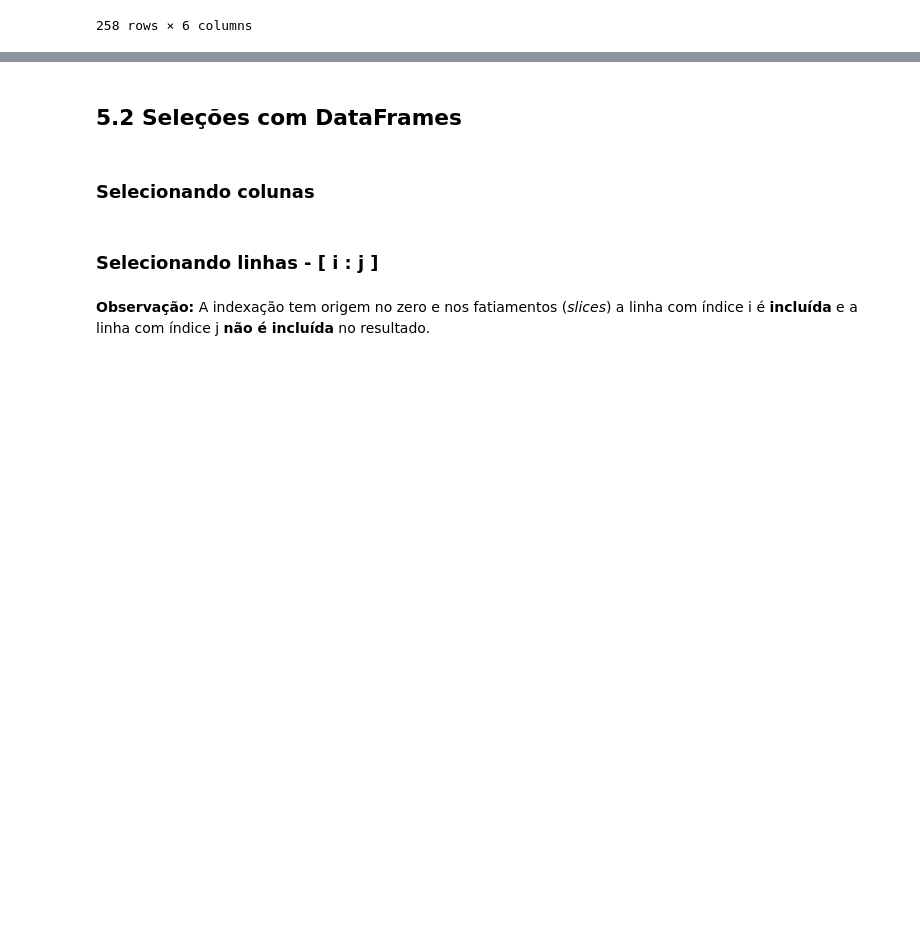
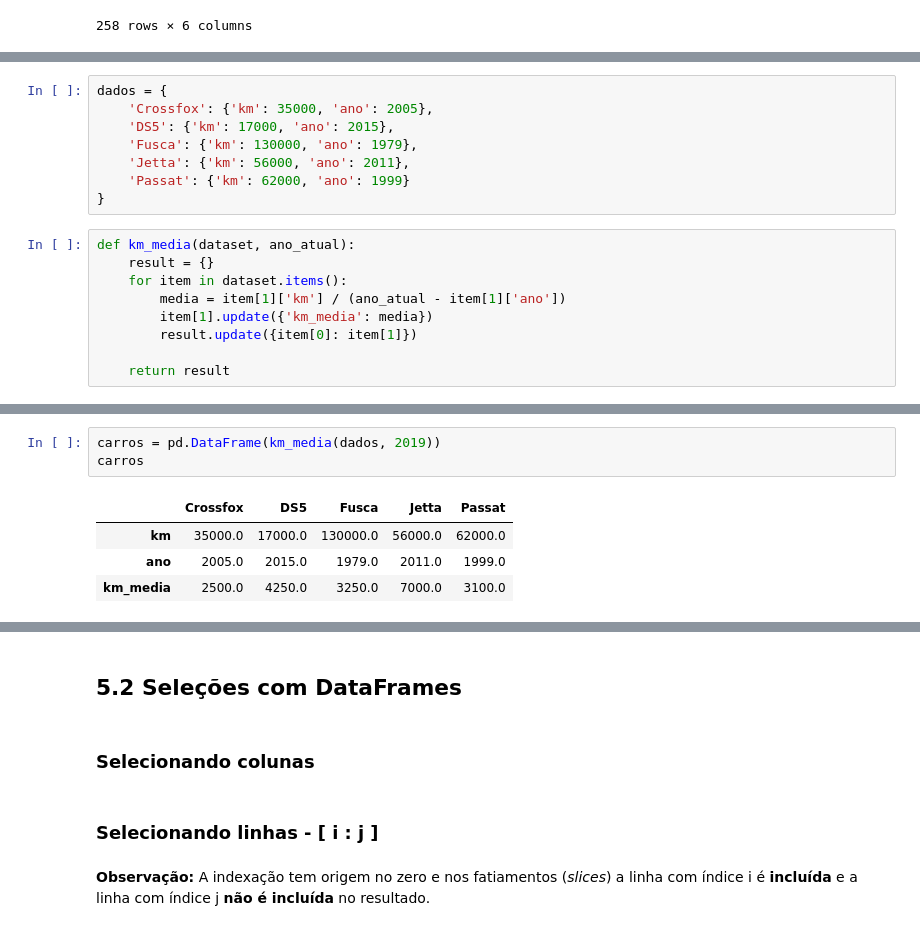
Before and after one commit to josenaldo/alura-ds1-python-para-data-science-funcoes-pacotes-e-pandas-basico, a Jupyter notebook: notebook/python-para-data-science-pandas.ipynb, the cells around one changed output, grey strips where cells are left out. Cells and saved outputs as stored; diff of their text form; blank space fills up the shorter version.

Commit message:
Tópico "5.1 Estruturas de dados" finalizado.

```diff
--- a/notebook/python-para-data-science-pandas.ipynb
+++ b/notebook/python-para-data-science-pandas.ipynb
@@ -922,0 +925,17 @@ dataset
+# %%
+dados = {
+    'Crossfox': {'km': 35000, 'ano': 2005},
+    'DS5': {'km': 17000, 'ano': 2015},
+    'Fusca': {'km': 130000, 'ano': 1979},
+    'Jetta': {'km': 56000, 'ano': 2011},
+    'Passat': {'km': 62000, 'ano': 1999}
+}
+# %%
+def km_media(dataset, ano_atual):
+    result = {}
+    for item in dataset.items():
+        media = item[1]['km'] / (ano_atual - item[1]['ano'])
+        item[1].update({'km_media': media})
+        result.update({item[0]: item[1]})
+
+    return result
@@ -922,0 +950,8 @@ dataset
+# %%
+carros = pd.DataFrame(km_media(dados, 2019))
+carros
+# %% [output]
+|  | Crossfox | DS5 | Fusca | Jetta | Passat |
+| km | 35000.0 | 17000.0 | 130000.0 | 56000.0 | 62000.0 |
+| ano | 2005.0 | 2015.0 | 1979.0 | 2011.0 | 1999.0 |
+| km_media | 2500.0 | 4250.0 | 3250.0 | 7000.0 | 3100.0 |
```
Also changed, not shown: parts of 26 cells of this notebook.
